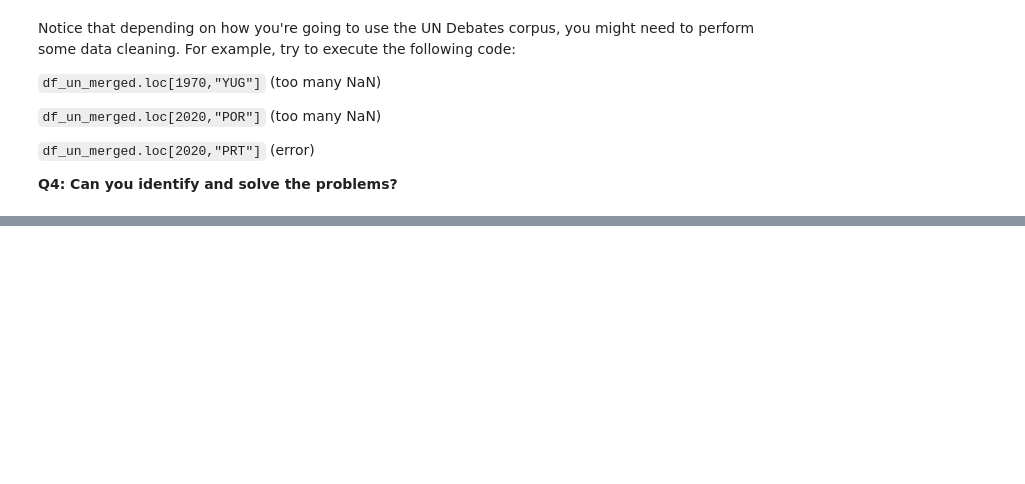
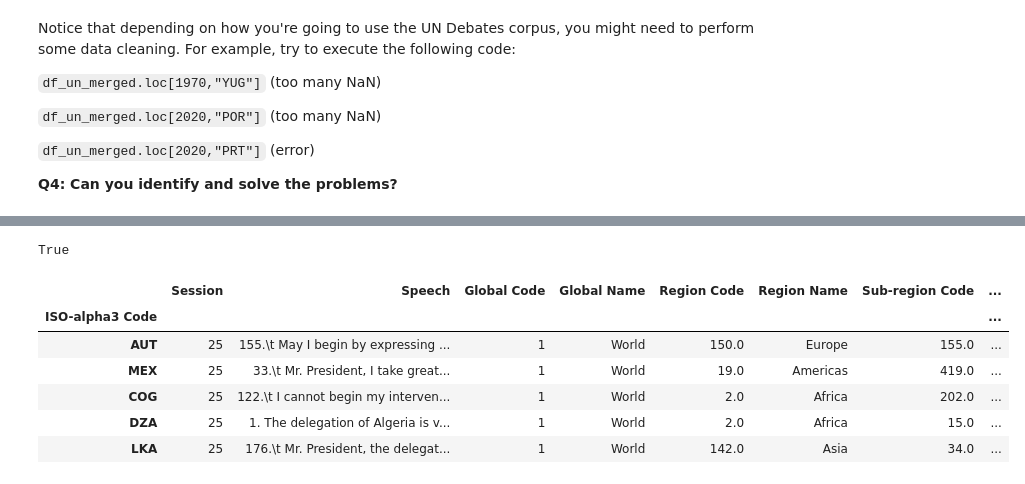
Before and after one commit to himayla/FDS_assign1, a Jupyter notebook: Lab3_Assignment1_Aux.ipynb, the cells around one changed output, grey strips where cells are left out. Drawn from its saved outputs; the diff is of its cells as text; code cells hidden in the pictures; blank space fills up the shorter version.

```diff
--- a/Lab3_Assignment1_Aux.ipynb
+++ b/Lab3_Assignment1_Aux.ipynb
@@ -250,0 +265,17 @@ KeyError: 'POR'
+# %%
+# Check all country code
+idx = set([i[1] for i in df_un_merged.index])
+print('PRT' in idx)
+# %% [output]
+True
+# %%
+# 1.
+df_un_merged.loc[1970,:].head()
+# %% [output]
+|  | Session | Speech | Global Code | Global Name | Region Code | Region Name | Sub-region Code | ... |
+| ISO-alpha3 Code |  |  |  |  |  |  |  | ... |
+| AUT | 25 | 155.\t May I begin by expressing ... | 1 | World | 150.0 | Europe | 155.0 | ... |
+| MEX | 25 | 33.\t Mr. President, I take great... | 1 | World | 19.0 | Americas | 419.0 | ... |
+| COG | 25 | 122.\t I cannot begin my interven... | 1 | World | 2.0 | Africa | 202.0 | ... |
+| DZA | 25 | 1. The delegation of Algeria is v... | 1 | World | 2.0 | Africa | 15.0 | ... |
+| LKA | 25 | 176.\t Mr. President, the delegat... | 1 | World | 142.0 | Asia | 34.0 | ... |
```
Also changed, not shown: parts of 8 cells of this notebook.
